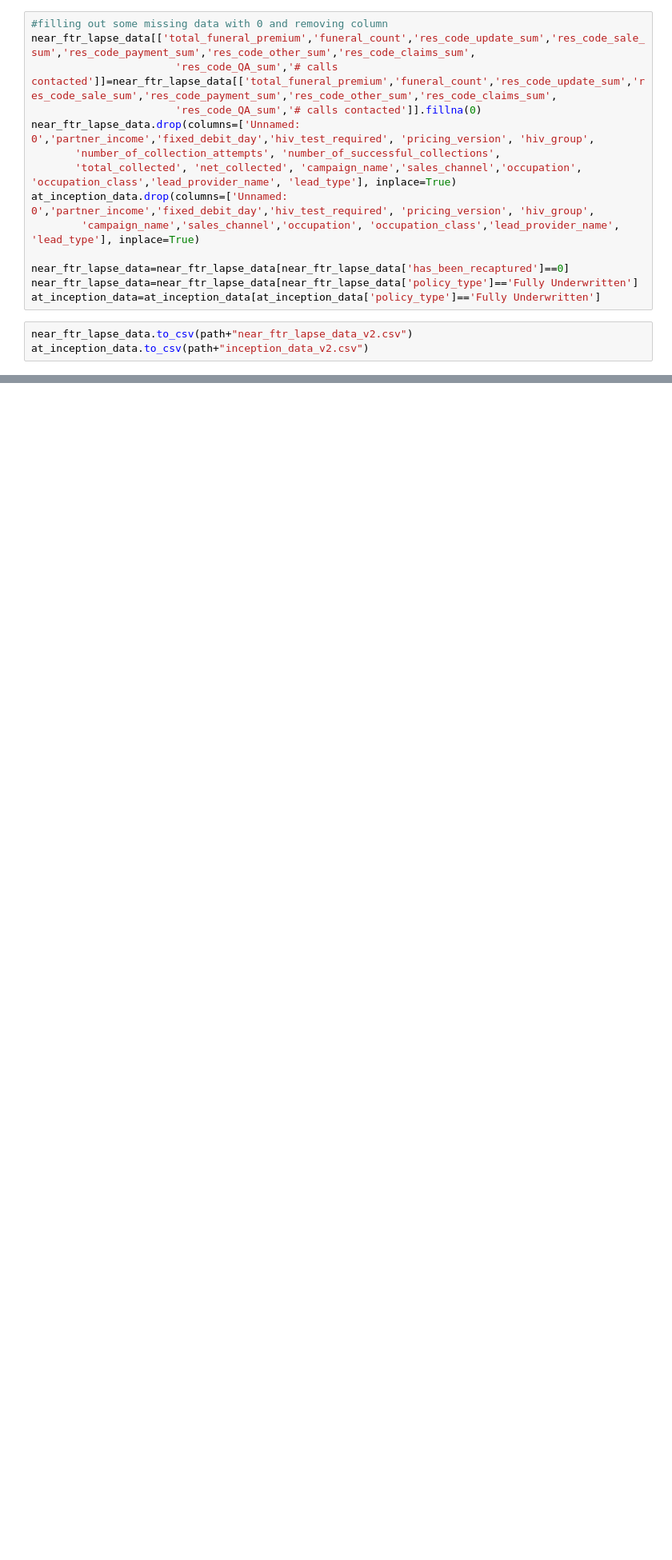
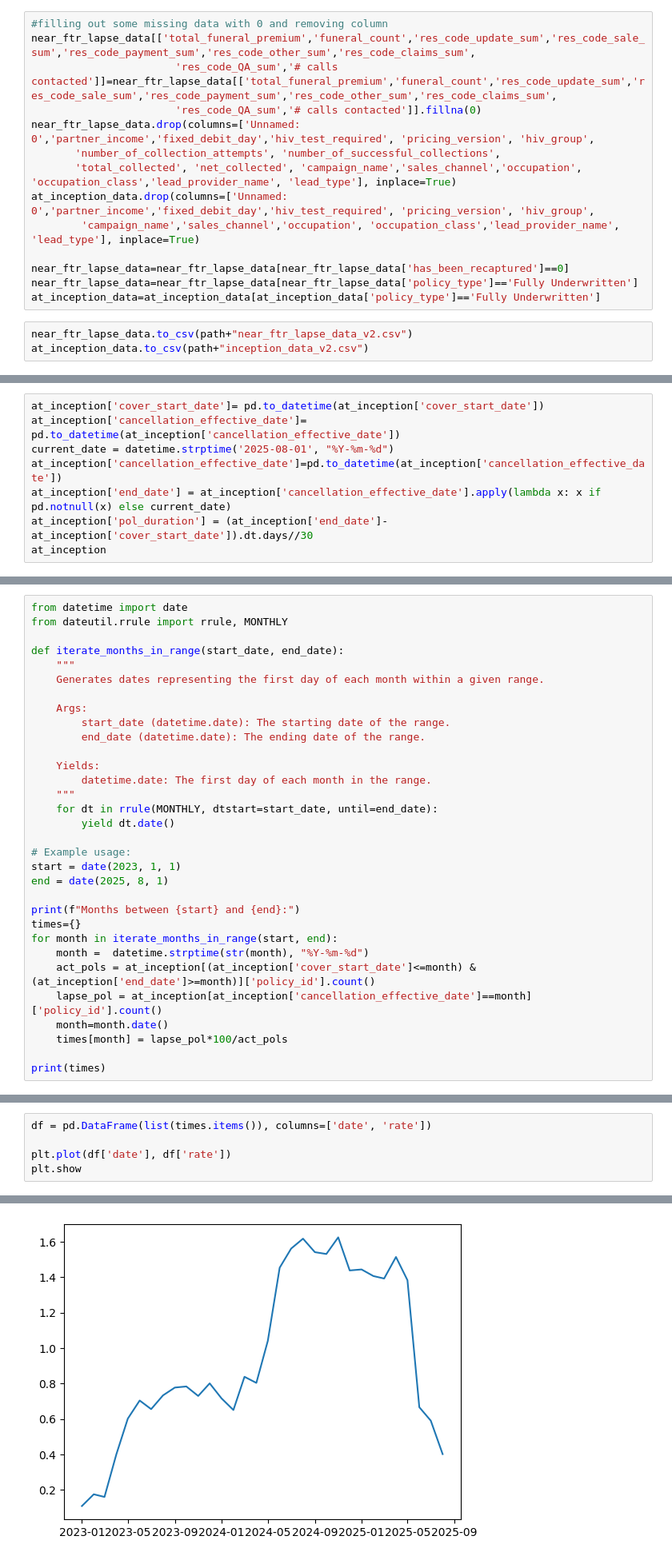
Before and after one commit to Christine-H-code/LapseRate_modeling, a Jupyter notebook: EDA.ipynb, the cells around one changed output, grey strips where cells are left out. Shown at 80% size. Drawn from its saved outputs; the diff is of its cells as text; blank space fills up the shorter version.

```diff
--- a/EDA.ipynb
+++ b/EDA.ipynb
@@ -1602,0 +1804,8 @@ at_inception_data.to_csv(path+"inception_data_v2.csv")
+# %%
+at_inception['cover_start_date']= pd.to_datetime(at_inception['cover_start_date'])
+at_inception['cancellation_effective_date']= pd.to_datetime(at_inception['cancellation_effective_date'])
+current_date = datetime.strptime('2025-08-01', "%Y-%m-%d")
+at_inception['cancellation_effective_date']=pd.to_datetime(at_inception['cancellation_effective_date'])
+at_inception['end_date'] = at_inception['cancellation_effective_date'].apply(lambda x: x if pd.notnull(x) else current_date)
+at_inception['pol_duration'] = (at_inception['end_date']-at_inception['cover_start_date']).dt.days//30
+at_inception
@@ -1602,0 +1915,32 @@ at_inception_data.to_csv(path+"inception_data_v2.csv")
+# %%
+from datetime import date
+from dateutil.rrule import rrule, MONTHLY
+
+def iterate_months_in_range(start_date, end_date):
+    """
+    Generates dates representing the first day of each month within a given range.
+
+    Args:
+        start_date (datetime.date): The starting date of the range.
+        end_date (datetime.date): The ending date of the range.
+
+    Yields:
+        datetime.date: The first day of each month in the range.
+    """
+    for dt in rrule(MONTHLY, dtstart=start_date, until=end_date):
+        yield dt.date()
+
+# Example usage:
+start = date(2023, 1, 1)
+end = date(2025, 8, 1)
+
+print(f"Months between {start} and {end}:")
+times={}
+for month in iterate_months_in_range(start, end):
+    month =  datetime.strptime(str(month), "%Y-%m-%d")
+    act_pols = at_inception[(at_inception['cover_start_date']<=month) & (at_inception['end_date']>=month)]['policy_id'].count()
+    lapse_pol = at_inception[at_inception['cancellation_effective_date']==month]['policy_id'].count()
+    month=month.date()
+    times[month] = lapse_pol*100/act_pols
+
+print(times)
@@ -1602,0 +1950,6 @@ at_inception_data.to_csv(path+"inception_data_v2.csv")
+# %%
+df = pd.DataFrame(list(times.items()), columns=['date', 'rate'])
+
+plt.plot(df['date'], df['rate'])
+plt.show
+# %% [output]
@@ -1602,0 +1957 @@ at_inception_data.to_csv(path+"inception_data_v2.csv")
+[figure, added]
```
Also changed, not shown: parts of 39 cells of this notebook.
